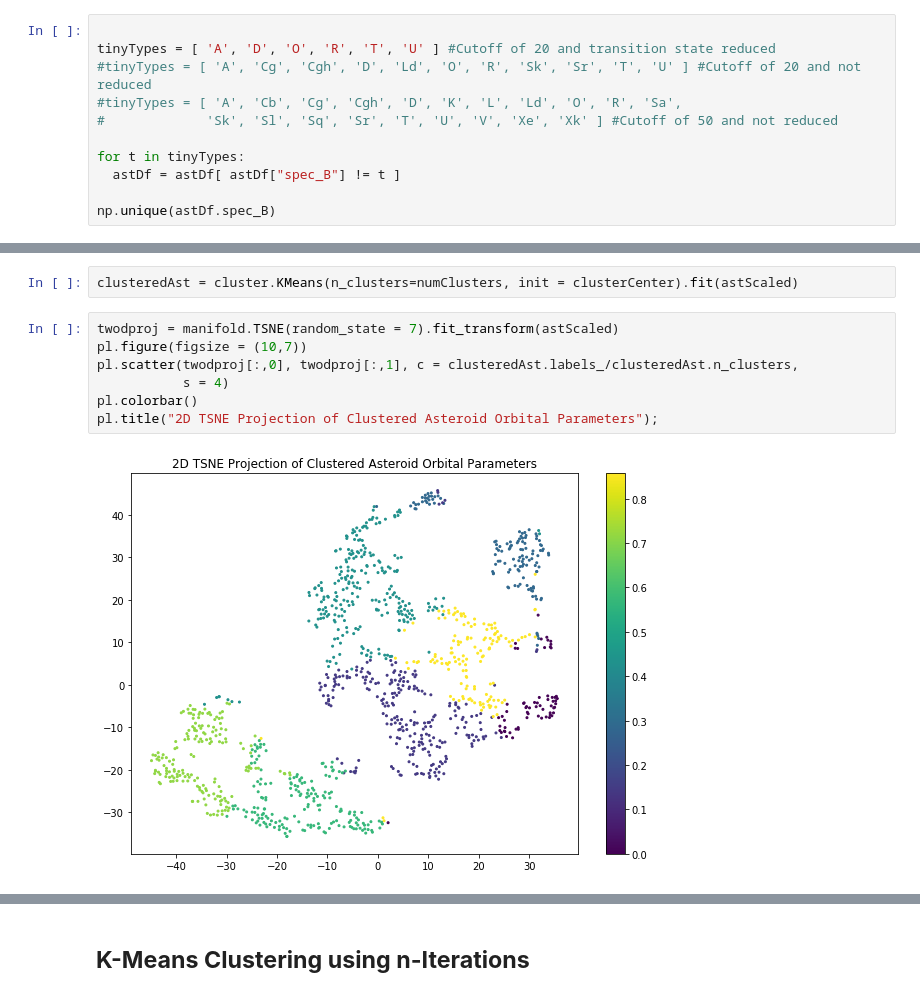
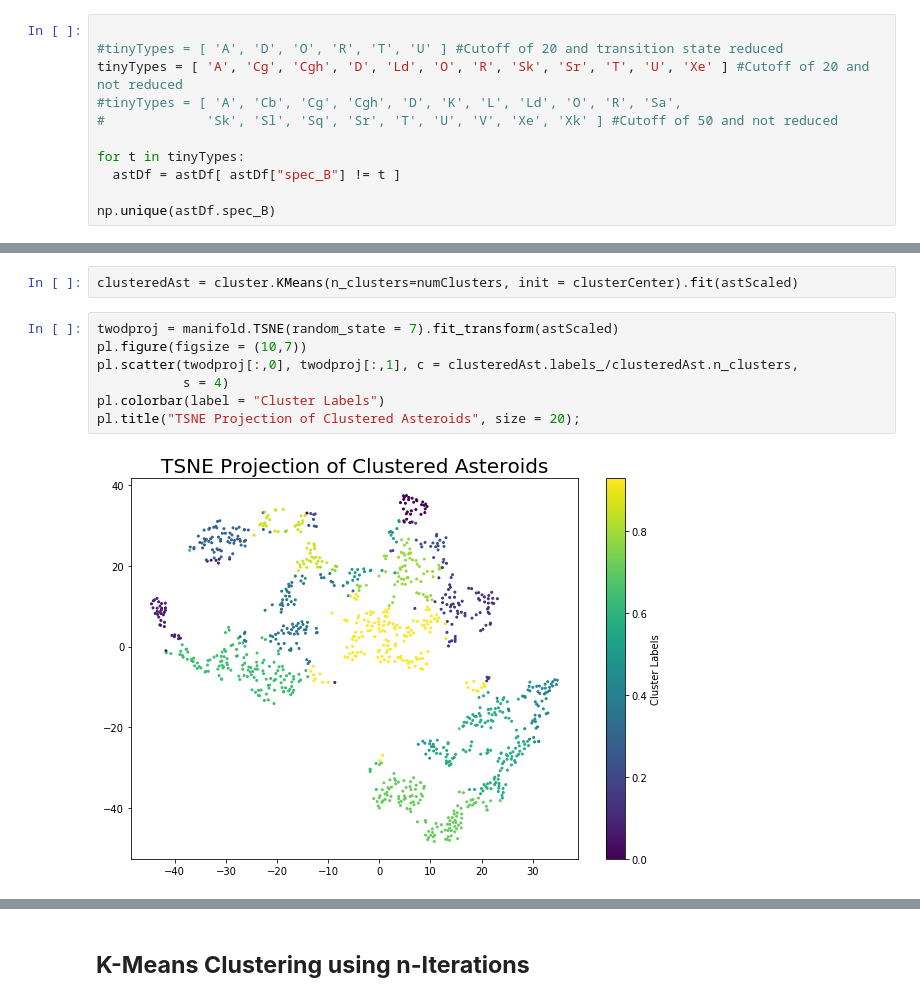
Before and after one commit to ZachGermain/Asteroid_Clustering, a Jupyter notebook: Code/Asteroid_Clustering_Project.ipynb, the cells around one changed output, grey strips where cells are left out. Saved outputs shown, nothing was run; the diff lists cells and outputs as text.

```diff
--- a/Code/Asteroid_Clustering_Project.ipynb
+++ b/Code/Asteroid_Clustering_Project.ipynb
@@ -99,7 +100,7 @@ array(['A', 'B', 'C', 'D', 'K', 'L', 'O', 'R', 'S', 'T', 'V', 'X'],
 # %%
 
-tinyTypes = [ 'A', 'D', 'O', 'R', 'T', 'U' ] #Cutoff of 20 and transition state reduced
-#tinyTypes = [ 'A', 'Cg', 'Cgh', 'D', 'Ld', 'O', 'R', 'Sk', 'Sr', 'T', 'U' ] #Cutoff of 20 and not reduced
+#tinyTypes = [ 'A', 'D', 'O', 'R', 'T', 'U' ] #Cutoff of 20 and transition state reduced
+tinyTypes = [ 'A', 'Cg', 'Cgh', 'D', 'Ld', 'O', 'R', 'Sk', 'Sr', 'T', 'U', 'Xe' ] #Cutoff of 20 and not reduced
 #tinyTypes = [ 'A', 'Cb', 'Cg', 'Cgh', 'D', 'K', 'L', 'Ld', 'O', 'R', 'Sa',
 #             'Sk', 'Sl', 'Sq', 'Sr', 'T', 'U', 'V', 'Xe', 'Xk' ] #Cutoff of 50 and not reduced
 
@@ -237,12 +256,12 @@ clusteredAst = cluster.KMeans(n_clusters=numClusters, init = clusterCenter).fit(
 # %%
 twodproj = manifold.TSNE(random_state = 7).fit_transform(astScaled)
 pl.figure(figsize = (10,7))
 pl.scatter(twodproj[:,0], twodproj[:,1], c = clusteredAst.labels_/clusteredAst.n_clusters,
            s = 4)
-pl.colorbar()
-pl.title("2D TSNE Projection of Clustered Asteroid Orbital Parameters");
+pl.colorbar(label = "Cluster Labels")
+pl.title("TSNE Projection of Clustered Asteroids", size = 20);
 # %% [output]
-[figure, old version]
+[figure, new version]
 # %%
 clusterTaxonCts = np.zeros((numClusters, numClusters))
 clusterCts = np.zeros(numClusters)
```
Also changed, not shown: parts of 28 cells of this notebook.
